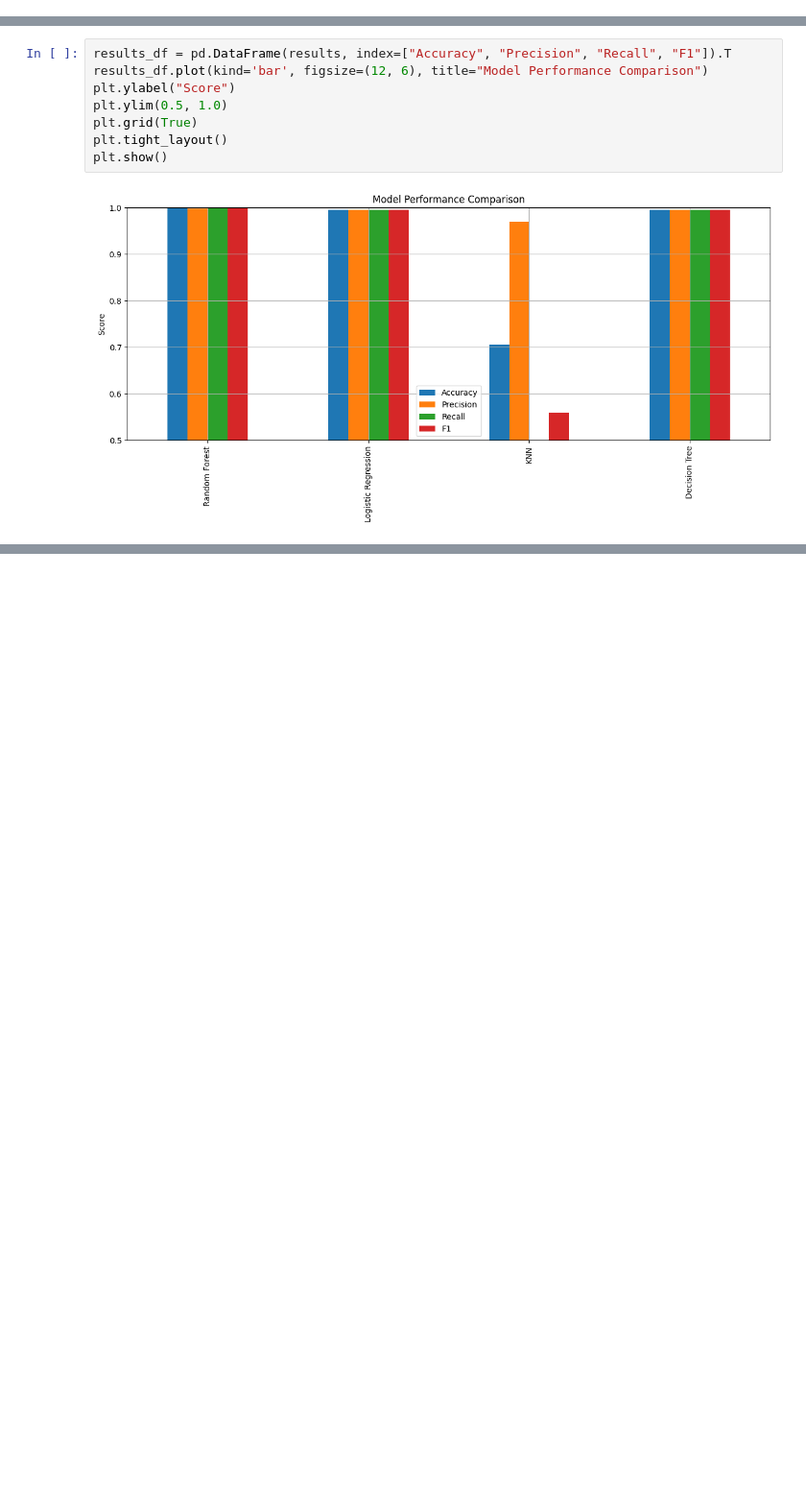
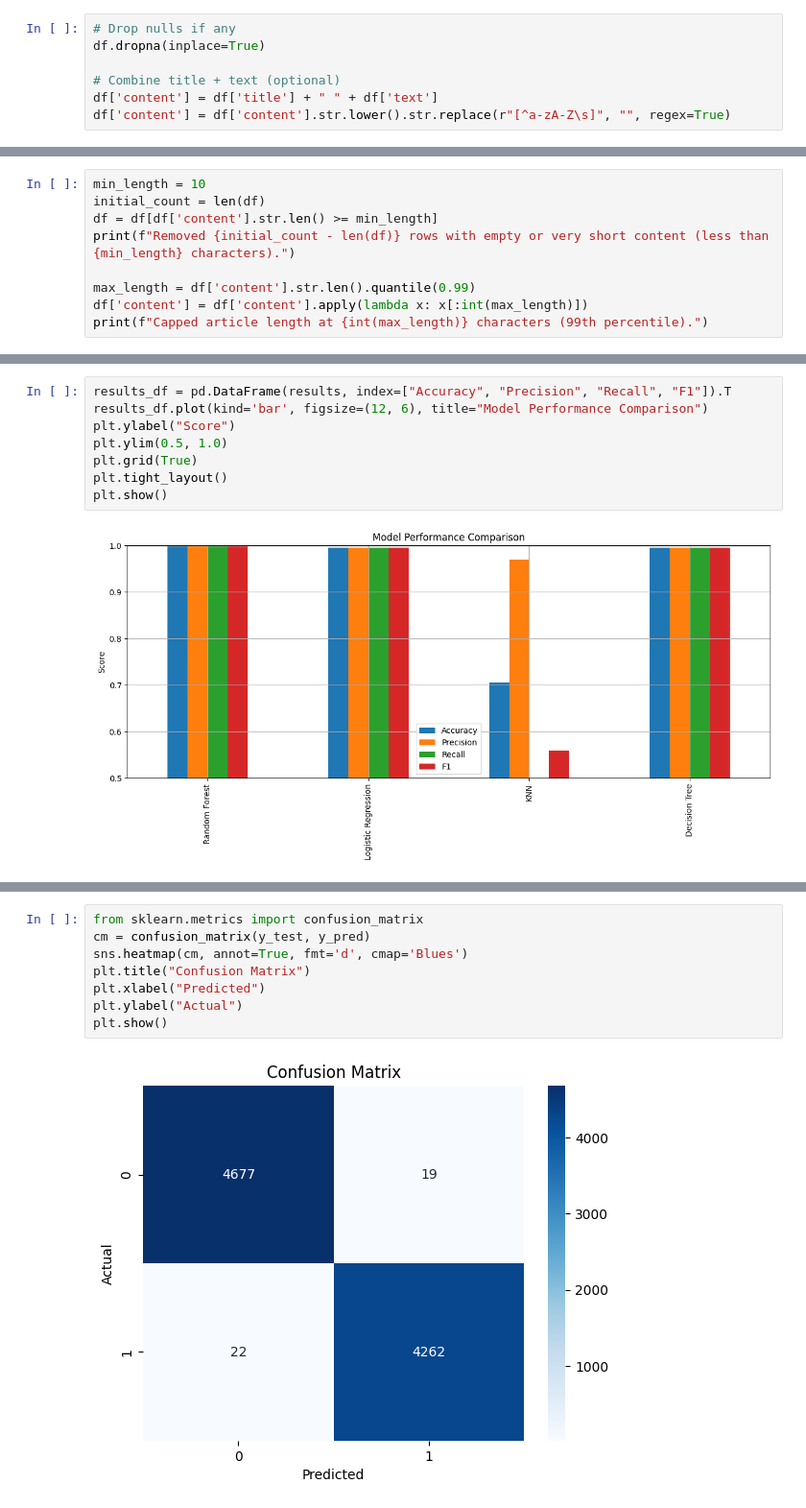
Before and after one commit to Razon-1/Fake-News-Detection, a Jupyter notebook: main.ipynb, the cells around one changed output, grey strips where cells are left out. Shown: that part at 96% size. Saved outputs shown, nothing was run; the diff lists cells and outputs as text; blank space fills up the shorter version.

```diff
--- a/main.ipynb
+++ b/main.ipynb
@@ -31,0 +50,7 @@ df['content'] = df['content'].str.lower().str.replace(r"[^a-zA-Z\s]", "", regex=
+# %%
+# Drop nulls if any
+df.dropna(inplace=True)
+
+# Combine title + text (optional)
+df['content'] = df['title'] + " " + df['text']
+df['content'] = df['content'].str.lower().str.replace(r"[^a-zA-Z\s]", "", regex=True)
@@ -31,0 +82,9 @@ df['content'] = df['content'].str.lower().str.replace(r"[^a-zA-Z\s]", "", regex=
+# %%
+min_length = 10
+initial_count = len(df)
+df = df[df['content'].str.len() >= min_length]
+print(f"Removed {initial_count - len(df)} rows with empty or very short content (less than {min_length} characters).")
+
+max_length = df['content'].str.len().quantile(0.99)
+df['content'] = df['content'].apply(lambda x: x[:int(max_length)])
+print(f"Capped article length at {int(max_length)} characters (99th percentile).")
@@ -200,0 +266,10 @@ Confusion Matrix:
+# %%
+from sklearn.metrics import confusion_matrix
+cm = confusion_matrix(y_test, y_pred)
+sns.heatmap(cm, annot=True, fmt='d', cmap='Blues')
+plt.title("Confusion Matrix")
+plt.xlabel("Predicted")
+plt.ylabel("Actual")
+plt.show()
+# %% [output]
+[figure, added]
```
Also changed, not shown: parts of 24 cells of this notebook.
